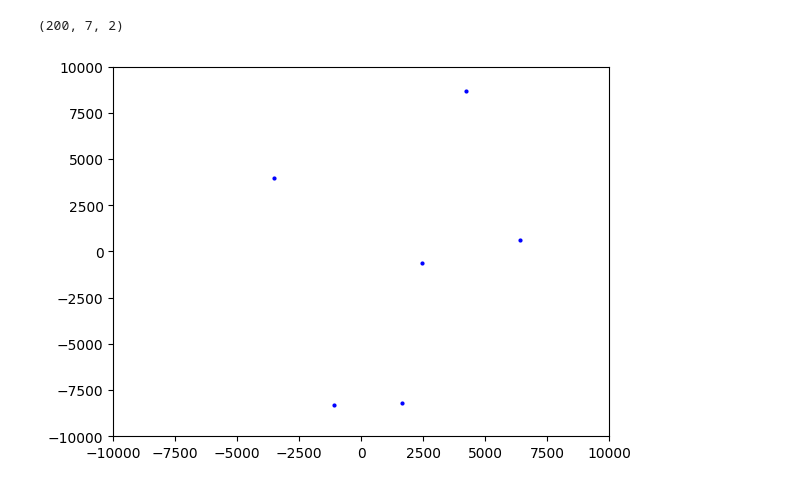
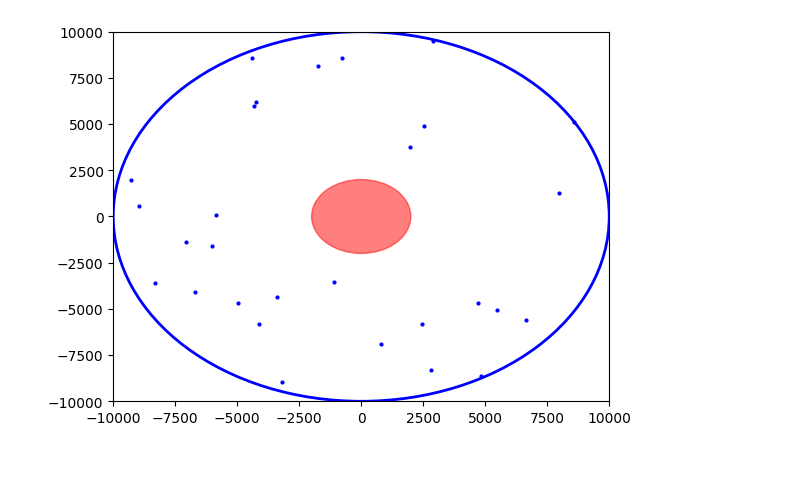
Before and after one commit to 07abrar/TensorlyTraining, a Jupyter notebook: Agent_Based_Neutron_Diffusion.ipynb, the cells around one changed output. Drawn from its saved outputs; the diff is of its cells as text; code cells hidden in the pictures.

Commit message:
Adding better visual

```diff
--- a/Agent_Based_Neutron_Diffusion.ipynb
+++ b/Agent_Based_Neutron_Diffusion.ipynb
@@ -3,11 +3,11 @@ import numpy as np
 import matplotlib.pyplot as plt
 import matplotlib.animation as animation
 # %%
-history = 5 #specify the number of particles
+history = 15 #specify the number of particles
 radius = 10000
 r = np.full((history, 2), None, dtype=object)
 
-def initialize_particles():
+def initialize_particles(r, history):
     for i in range(history):
         teta = np.random.uniform(0, 2*np.pi)
         position = np.random.uniform(0, radius)
@@ -15,0 +18,5 @@ def initialize_particles():
+# %%
+fps = 20
+dt = 1/fps
+final_time = 200
+steps = int(final_time/dt)
@@ -16,5 +27,5 @@ def initialize_particles():
 # %%
-fr = 1000
+fr = 2000
 fuel = np.full((1, 2), None, dtype=object)
 
 def initialize_fuel():
@@ -24,9 +37,8 @@ def initialize_fuel():
 speed = 3000
 v = np.full((history, 2), None, dtype=object)
 
-def initialize_speed():
+def initialize_speed(v, history):
     for i in range(history):
         teta = np.random.uniform(0, 2*np.pi)
-        teta2 = np.random.uniform(0, 2*np.pi)
         v[i, 0] = speed * np.cos(teta)
-        v[i, 1] = speed * np.sin(teta2)
+        v[i, 1] = speed * np.sin(teta)
@@ -90,7 +80,3 @@ move()
-# %%
-init_record.shape
-# %% [output]
-(200, 7, 2)
 # %%
 # Create a figure and axis for the animation
 fig, ax = plt.subplots()
@@ -98,31 +84,39 @@ ax.set_xlim(-radius, radius)
 ax.set_ylim(-radius, radius)
 
 # Create a scatter plot for the particles with a specified size (e.g., ms=2)
 particles, = ax.plot([], [], 'bo', ms=2)
+
+# Create cylinder boundary
+cylinder = plt.Circle((0, 0), radius, color='b', fill=False, lw=2)
+ax.add_patch(cylinder)
+
+# Create fuel region
+fuel_region = plt.Circle((0, 0), fr, color='red', alpha=0.5)
+ax.add_patch(fuel_region)
 
 # Function to initialize the plot
 def init():
     particles.set_data([], [])
     return particles,
 
 # Function to update particle positions for each frame
 def update(frame):
     x_data = record[frame,:,0].copy()
     y_data = record[frame,:,1].copy()
     particles.set_data(x_data, y_data)
     return particles,
 
 # Create the animation
 ani = animation.FuncAnimation(fig, update, frames=len(record), init_func=init, interval=50, blit=True)
 
 # Set up the animation writer (for saving as a GIF)
 Writer = animation.writers['pillow']
 writer = Writer(fps=fps, metadata=dict(artist='Me'), bitrate=1800)
 
 # Save the animation as a GIF
 ani.save('particle_animation.gif', writer=writer)
 
 # Display the animation
 plt.show()
 # %% [output]
-[figure, old version]
+[figure, new version]
```
Also changed, not shown: parts of 6 cells of this notebook.
